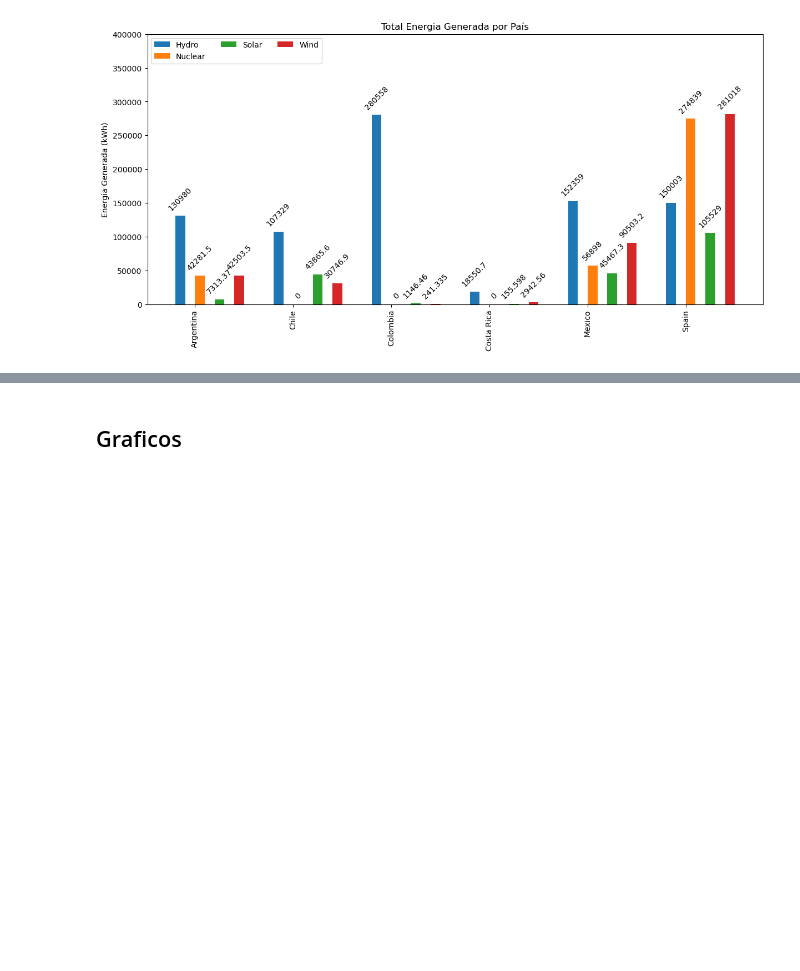
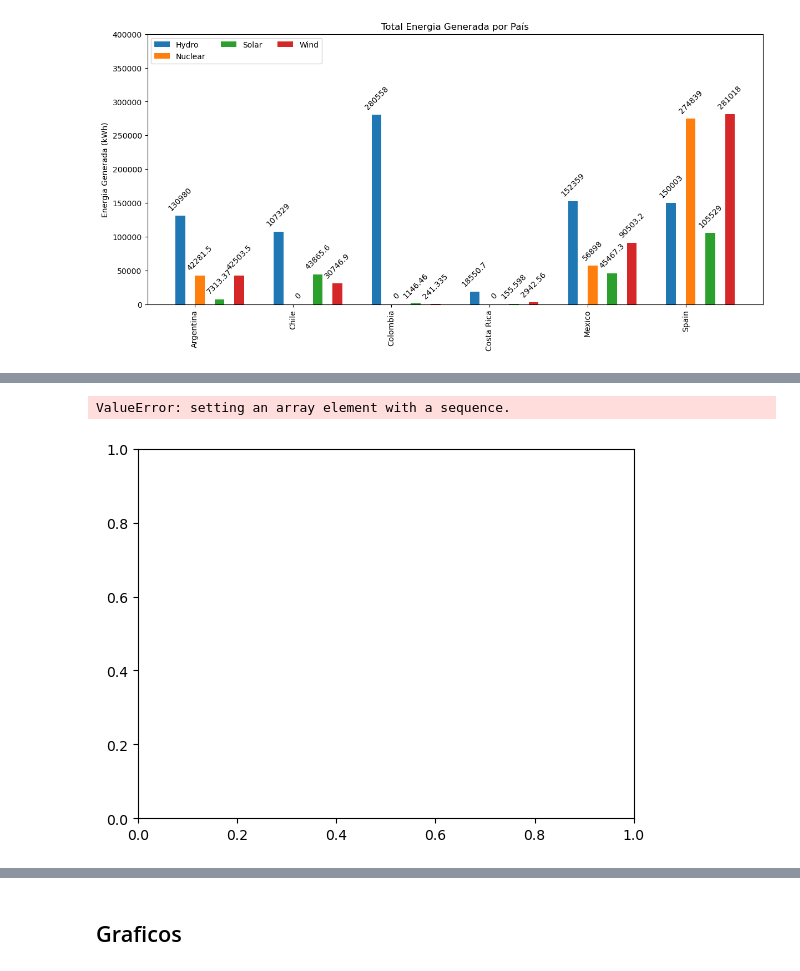
Before and after one commit to cdlondonoSolla/Limpieza_Datos, a Jupyter notebook: Proyecto Final/app.ipynb, the cells around one changed output, grey strips where cells are left out. Saved outputs shown, nothing was run; the diff lists cells and outputs as text; code cells hidden in the pictures; blank space fills up the shorter version.

```diff
--- a/Proyecto Final/app.ipynb
+++ b/Proyecto Final/app.ipynb
@@ -244,0 +331,14 @@ plt.show()
+# %%
+## Countries:
+paises = ['Colombia','Mexico', 'Spain']
+#Brazil
+#df_filtrado = df['COUNTRY'].isin(paises)
+
+df_filtrado = df[df['COUNTRY'].isin(paises)]
+
+df_group = df_filtrado.groupby(['YEAR','COUNTRY','PRODUCT'])['VALUE'].sum().unstack(fill_value=0)
+
+plt.plot(df_group.index, df_group['Hydro'])
+# %% [output]
+ValueError: setting an array element with a sequence.
+[figure, added]
```
Also changed, not shown: parts of 6 cells of this notebook.
